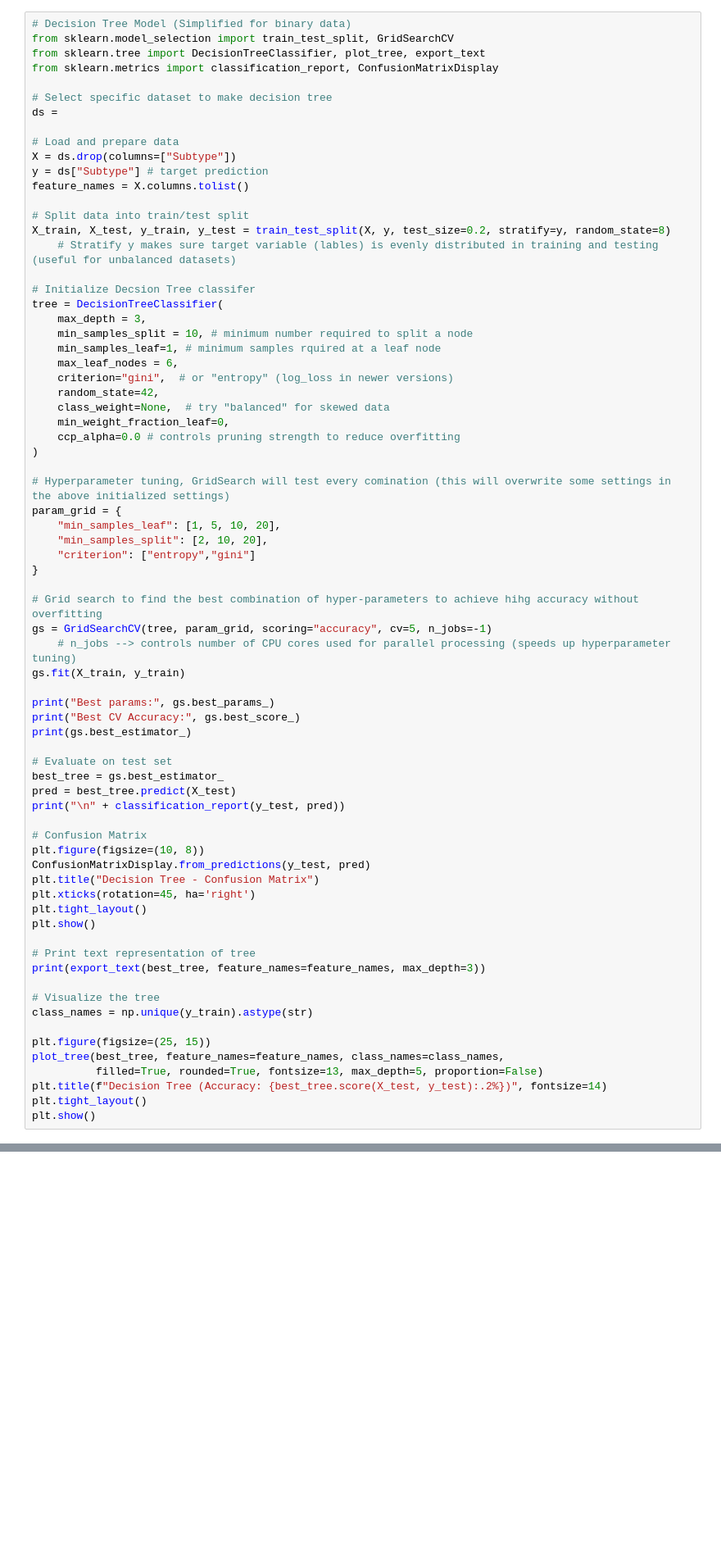
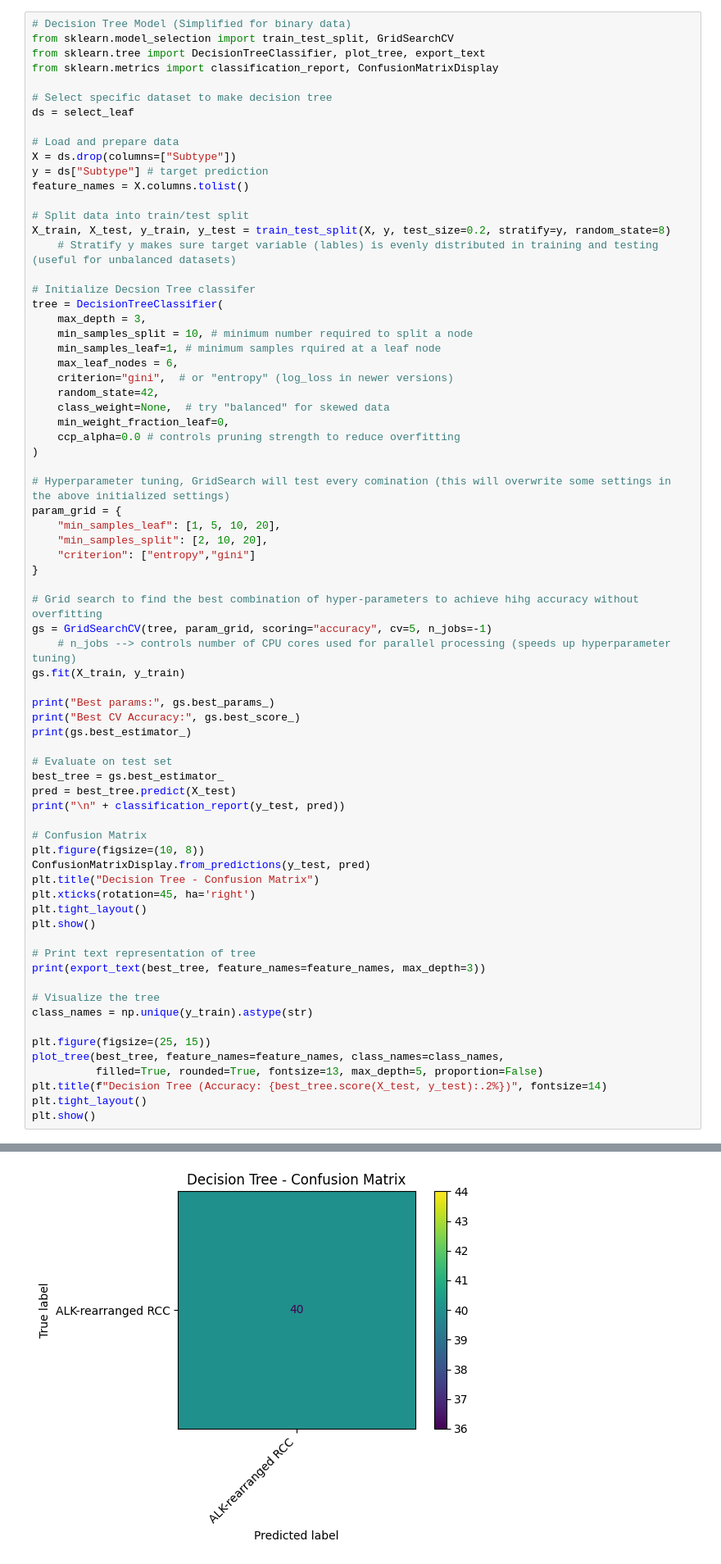
Before and after one commit to ryancytso/RCCclassification, a Jupyter notebook: RCC_decision_tree_morph_pri_2026.1.26.ipynb, the cells around one changed output, grey strips where cells are left out. Shown at 82% size. Drawn from its saved outputs; the diff is of its cells as text; blank space fills up the shorter version.

```diff
--- a/RCC_decision_tree_morph_pri_2026.1.26.ipynb
+++ b/RCC_decision_tree_morph_pri_2026.1.26.ipynb
@@ -677,7 +696,7 @@ from sklearn.tree import DecisionTreeClassifier, plot_tree, export_text
 from sklearn.metrics import classification_report, ConfusionMatrixDisplay
 
 # Select specific dataset to make decision tree
-ds =
+ds = select_leaf
 
 # Load and prepare data
 X = ds.drop(columns=["Subtype"])
@@ -742,3 +761,4 @@ plot_tree(best_tree, feature_names=feature_names, class_names=class_names,
 plt.title(f"Decision Tree (Accuracy: {best_tree.score(X_test, y_test):.2%})", fontsize=14)
 plt.tight_layout()
 plt.show()
+# %% [output]
@@ -744,0 +778 @@ plt.show()
+[figure, added]
```
Also changed, not shown: parts of 21 cells of this notebook.
